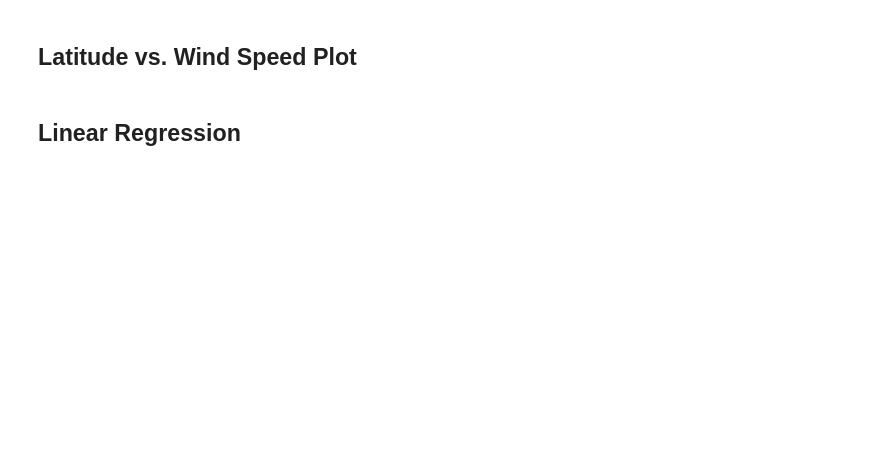
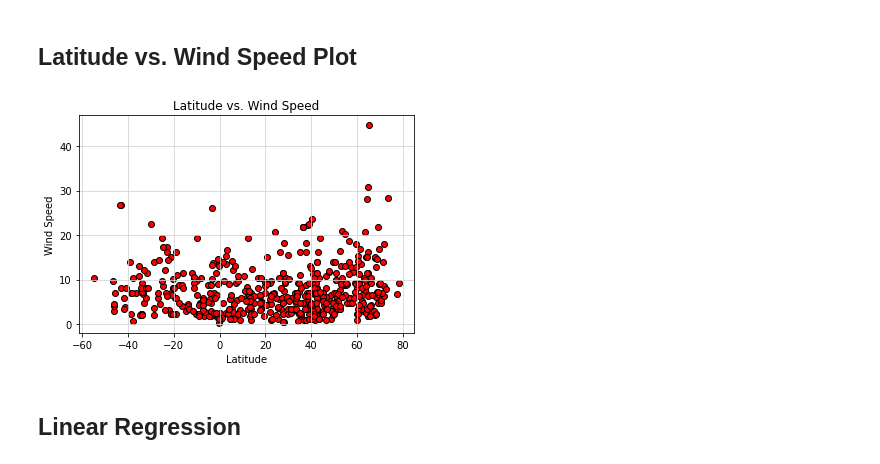
Before and after one commit to saronraut/python-api-challenge, a Jupyter notebook: Instructions/starter_code/WeatherPy.ipynb, the cells around one changed output. Drawn from its saved outputs; the diff is of its cells as text; code cells hidden in the pictures; blank space fills up the shorter version.

```diff
--- a/Instructions/starter_code/WeatherPy.ipynb
+++ b/Instructions/starter_code/WeatherPy.ipynb
@@ -192,4 +203,13 @@ plt.savefig("../figures_data/lat_vs_humid.png")
 # %% [markdown]
 ## Latitude vs. Wind Speed Plot
+# %%
+plt.scatter(weather_df["Lat"],weather_df["Wind Speed"], edgecolors="black", marker="o", facecolor ="red")
+plt.xlabel("Latitude")
+plt.ylabel("Wind Speed")
+plt.title("Latitude vs. Wind Speed")
+plt.grid(True, color="lightgrey" )
+plt.savefig("../figures_data/lat_vs_Wind_speed.png")
+# %% [output]
+[figure, added]
 # %% [markdown]
 ## Linear Regression
```
Also changed, not shown: parts of 12 cells of this notebook, 5 other files.
